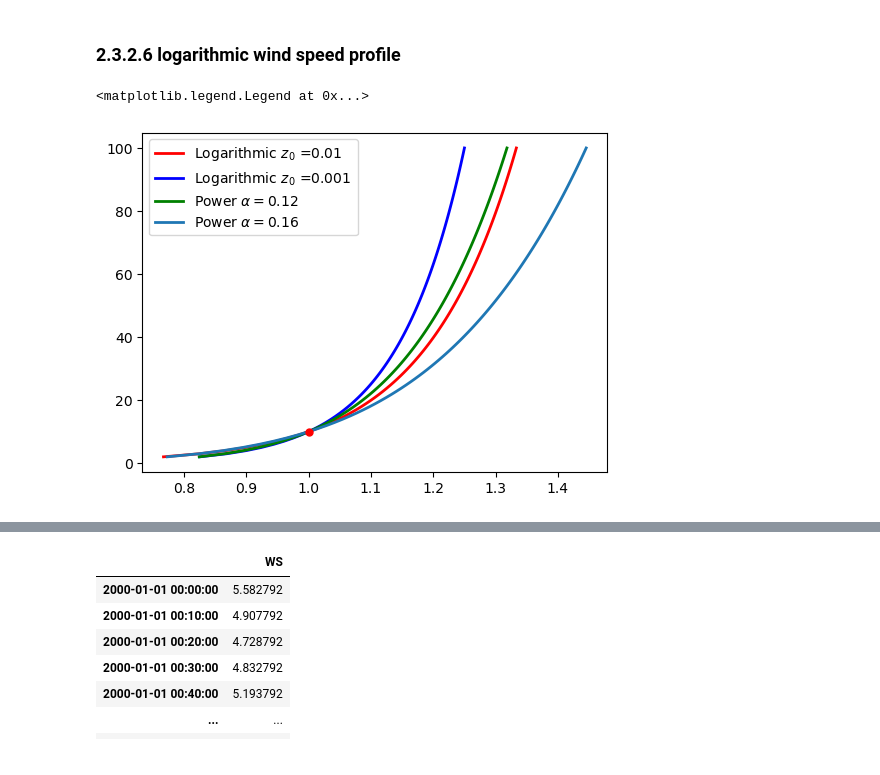
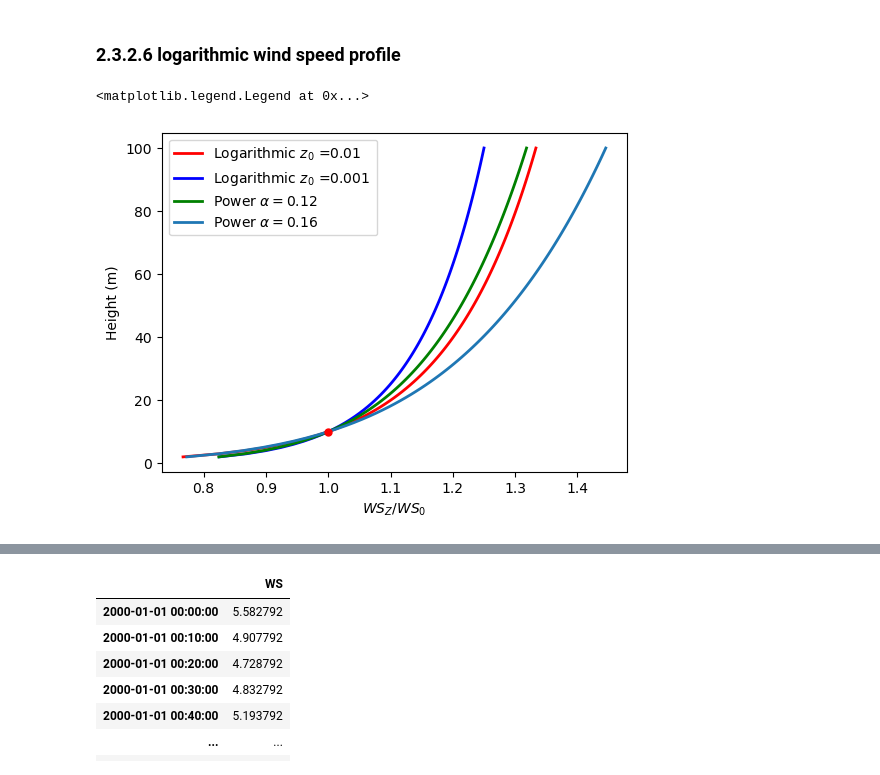
Before and after one commit to famiuer/EnvironmentalStudy, a Jupyter notebook: Examples/2 Wind.ipynb, the cells around one changed output, grey strips where cells are left out. Saved outputs shown, nothing was run; the diff lists cells and outputs as text; code cells hidden in the pictures.

```diff
--- a/Examples/2 Wind.ipynb
+++ b/Examples/2 Wind.ipynb
@@ -78,35 +78,36 @@ Z_0 = 0.01 # terrain roughness parameter Z0
 Z_1 = 0.001 # terrain roughness parameter Z1
 K_a = 0.4 # von Karman's constant
 
 Height = np.linspace(2,100, 100)
 
 H = 10 #Height
 alpha1 = 0.12 #Power-law alpha 0.12
 alpha2 = 0.16 #Power-law alpha 0.16
 
 
 Kappa = K_a**2 /((np.log(H/Z_0)))**2 # surface friction coefficient
 
 Uz1 = (1+1/K_a*np.sqrt(Kappa)*np.log(Height / H)) # Uz1 profile 2.3.2.6
 Uz2 = (1+np.log(Height/H)/np.log(H/Z_1)) # Uz2 profile
 
 UzPower1 = (Height/H)**alpha1 # Power law1
 UzPower2 = (Height/H)**alpha2 # Power law2
 fig = plt.figure(figsize=(6, 4.5), dpi=100)
 
 ax = fig.add_subplot(1,1,1)
 
 ax.plot(Uz1, Height, "r-", lw=2,label = r'Logarithmic $z_{0}$ =0.01 ')
 ax.plot(Uz2, Height, "b-", lw=2,label = r'Logarithmic $z_{0}$ =0.001 ')
 ax.plot(UzPower1, Height, "g-", lw=2,label = r'Power $\alpha = 0.12$')
 ax.plot(UzPower2, Height, "-", lw=2,label = r'Power $\alpha = 0.16$')
-
+ax.set_xlabel("$WS_{Z} / WS_{0}$")
+ax.set_ylabel("Height (m)")
 ax.plot(1, H,'.r',markersize=10)
 
 ax.legend()
 # %% [output]
 <matplotlib.legend.Legend at 0x...>
-[figure, old version]
+[figure, new version]
 # %%
 def froya_profile(U_0, T_0, H_0,Tx, Hx):
     #  U_0, input wind speed
```
Also changed, not shown: parts of 2 cells of this notebook, 1 other file.
